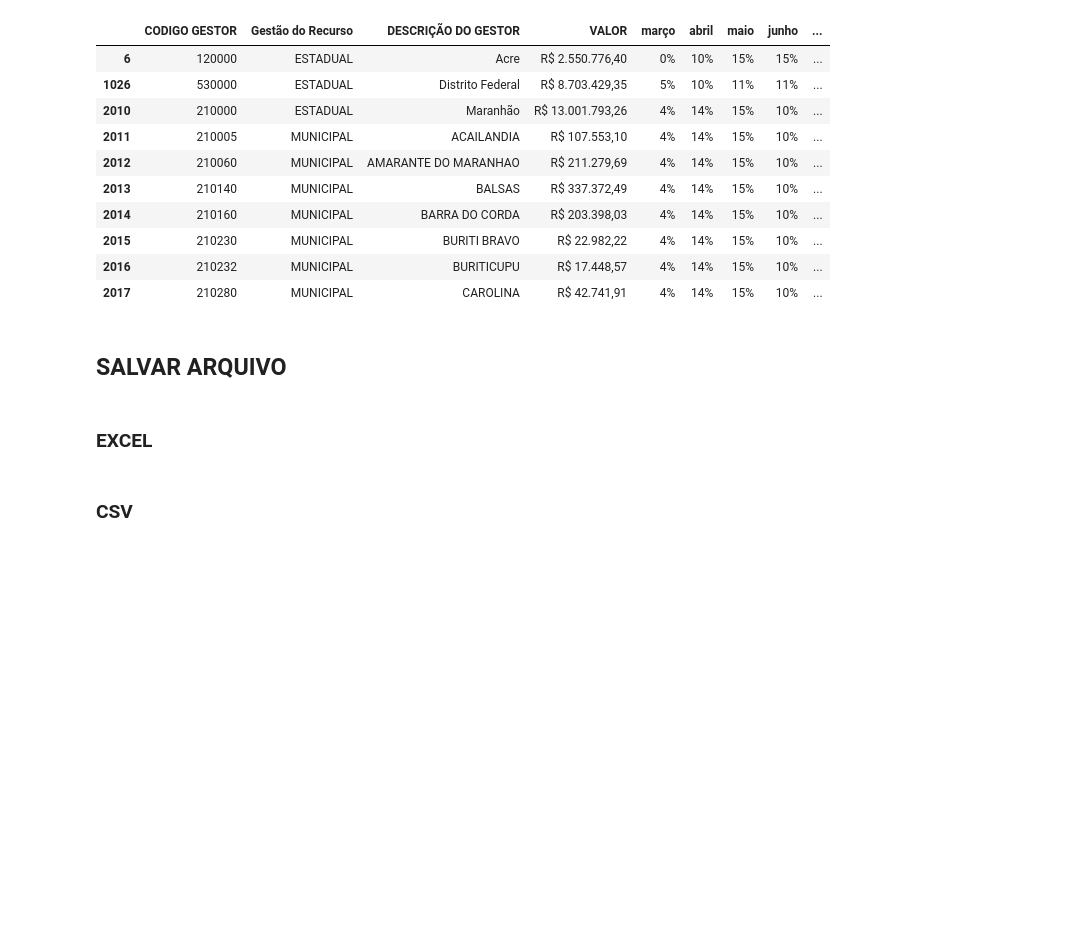
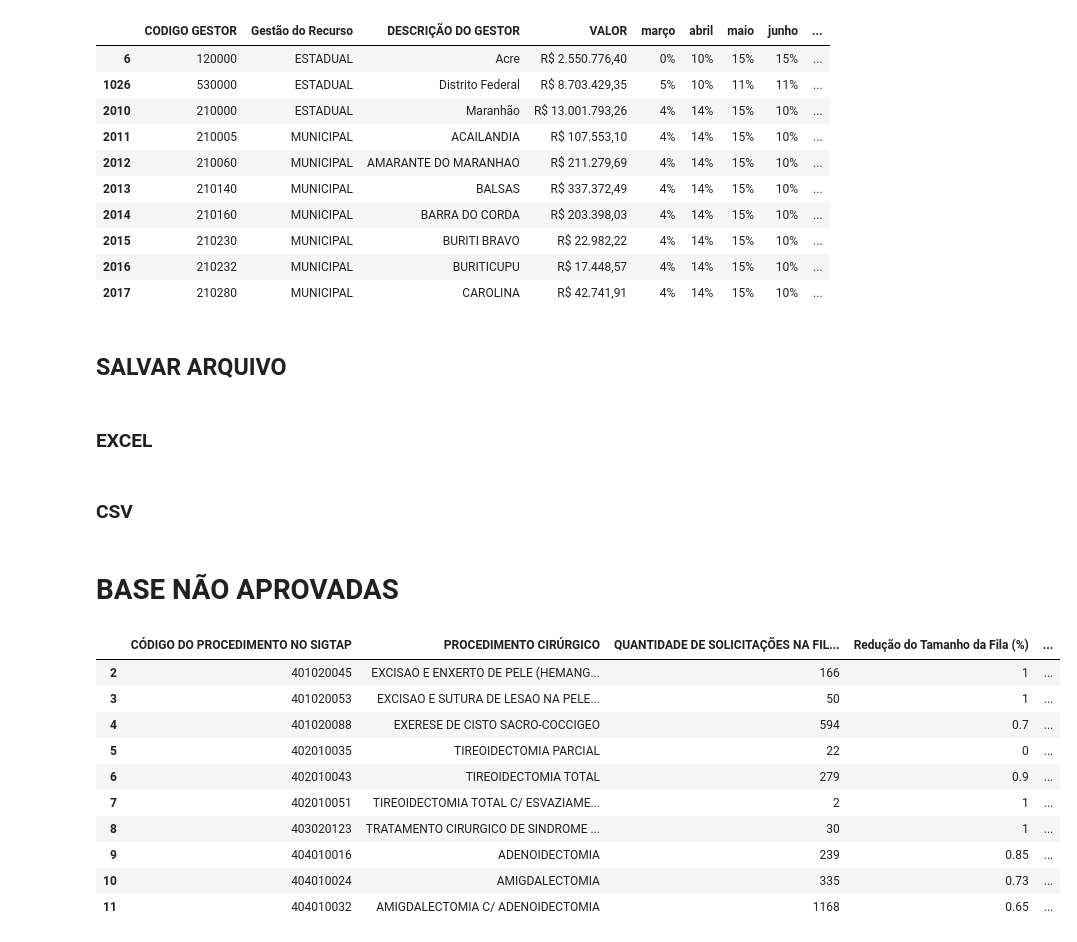
Before and after one commit to otavioaugust1/CONSOLIDACAO_PORTARIA_90, a Jupyter notebook: consolidar.ipynb, the cells around one changed output. Cells and saved outputs as stored; diff of their text form; code cells hidden in the pictures; blank space fills up the shorter version.

```diff
--- a/consolidar.ipynb
+++ b/consolidar.ipynb
@@ -193,0 +200,50 @@ df_planilha_aba3.to_csv('PLANILHA/BASE_G_3.csv', sep=';', encoding='latin-1', in
+# %% [markdown]
+# BASE NÃO APROVADAS
+# %%
+pasta = 'NAO_APROVADO'  # Substitua pelo caminho da sua pasta
+
+arquivos = os.listdir(pasta)  # Lista todos os nomes de arquivos na pasta
+
+dfs_dict = {}
+
+aba1 = 'Ident. Fila na UF'  # Substitua pelo nome da aba que deseja ler
+
+# Loop através de cada nome de arquivo e leitura do Excel para um DataFrame
+for arquivo in arquivos:
+    caminho_arquivo = os.path.join(pasta, arquivo)  # Cria o caminho completo para o arquivo
+    if os.path.isfile(caminho_arquivo) and caminho_arquivo.endswith('.xlsx'):  # Verifica se é um arquivo Excel
+        nome_arquivo_com_extensao = os.path.basename(caminho_arquivo)  # Obtém o nome do arquivo com a extensão
+        nome_arquivo_sem_extensao = os.path.splitext(nome_arquivo_com_extensao)[0]  # Obtém o nome do arquivo sem a extensão
+        df_aba1 = pd.read_excel(caminho_arquivo, sheet_name=aba1)  # Lê a aba 'Ident. Fila na UF' do arquivo Excel
+        df_aba1['UF'] = nome_arquivo_sem_extensao  # Adiciona uma coluna 'Arquivo' com o nome do arquivo sem a extensão
+        df_aba1['STATUS'] = os.path.dirname(caminho_arquivo)  # Adiciona uma coluna 'Pasta' com o nome da pasta onde está o arquivo
+        dfs_dict[nome_arquivo_sem_extensao] = df_aba1  # Adiciona o DataFrame em um dicionário usando o nome do arquivo como chave
+
+# Concatena todos os DataFrames em um único DataFrame
+df_planilha_aba1N = pd.concat(dfs_dict.values(), ignore_index=True)
+# %%
+df_planilha_aba1N.rename(columns={'PLANO ESTADUAL DE REDUÇÃO DE FILAS DE ESPERA EM CIRURGIAS ELETIVAS - FILA DE ESPERA':'CÓDIGO DO PROCEDIMENTO NO SIGTAP','Unnamed: 1':'PROCEDIMENTO CIRÚRGICO',
+                                 'Unnamed: 2':'QUANTIDADE DE SOLICITAÇÕES NA FILA ATÉ DIA 31/12/22', 'Unnamed: 3':'Redução do Tamanho da Fila (%)', 'Unnamed: 4':'Prazo para reduzir o % proposto (em meses)',
+                                 'Unnamed: 5':'Qtde de cirurgias a serem feitas no prazo pactuado', 'Unnamed: 6':'SQ (CODIGO Interno', 'UF':'UF'} , inplace=True)
+                                # Renomeia a coluna 'PLANO ESTADUAL DE REDUÇÃO DE FILAS DE ESPERA EM CIRURGIAS ELETIVAS - FILA DE ESPERA' para 'UF'
+
+df_planilha_aba1N.drop([0,1], inplace=True) # Exclui as linhas 0 e 1
+df_planilha_aba1N.drop('Unnamed: 7', axis=1, inplace=True) # Removendo coluna 'Unnamed: 7'
+df_planilha_aba1N.dropna(subset=['PROCEDIMENTO CIRÚRGICO'], inplace=True) # Exclui as linhas que não possuem valor na coluna 'PROCEDIMENTO CIRÚRGICO'
+df_planilha_aba1N.drop(df_planilha_aba1N[df_planilha_aba1N['PROCEDIMENTO CIRÚRGICO'] == 'TOTAL'].index, inplace=True) # Exclui as linhas que possuem valor 'TOTAL' na coluna 'PROCEDIMENTO CIRÚRGICO'
+df_planilha_aba1N.drop(df_planilha_aba1N[df_planilha_aba1N['PROCEDIMENTO CIRÚRGICO'] == 'PROCEDIMENTO CIRÚRGICO'].index, inplace=True) # Exclui as linhas que possuem valor 'TOTAL' na coluna 'PROCEDIMENTO CIRÚRGICO'
+df_planilha_aba1N['Qtde de cirurgias a serem feitas no prazo pactuado'] = df_planilha_aba1N['Qtde de cirurgias a serem feitas no prazo pactuado'].astype(int) # Converte a coluna 'Qtde de cirurgias a serem feitas no prazo pactuado' para inteiro
+# %%
+df_planilha_aba1N.head(10)
+# %% [output]
+|  | CÓDIGO DO PROCEDIMENTO NO SIGTAP | PROCEDIMENTO CIRÚRGICO | QUANTIDADE DE SOLICITAÇÕES NA FIL... | Redução do Tamanho da Fila (%) | ... |
+| 2 | 401020045 | EXCISAO E ENXERTO DE PELE (HEMANG... | 166 | 1 | ... |
+| 3 | 401020053 | EXCISAO E SUTURA DE LESAO NA PELE... | 50 | 1 | ... |
+| 4 | 401020088 | EXERESE DE CISTO SACRO-COCCIGEO | 594 | 0.7 | ... |
+| 5 | 402010035 | TIREOIDECTOMIA PARCIAL | 22 | 0 | ... |
+| 6 | 402010043 | TIREOIDECTOMIA TOTAL | 279 | 0.9 | ... |
+| 7 | 402010051 | TIREOIDECTOMIA TOTAL C/ ESVAZIAME... | 2 | 1 | ... |
+| 8 | 403020123 | TRATAMENTO CIRURGICO DE SINDROME ... | 30 | 1 | ... |
+| 9 | 404010016 | ADENOIDECTOMIA | 239 | 0.85 | ... |
+| 10 | 404010024 | AMIGDALECTOMIA | 335 | 0.73 | ... |
+| 11 | 404010032 | AMIGDALECTOMIA C/ ADENOIDECTOMIA | 1168 | 0.65 | ... |
```
Also changed, not shown: parts of 26 cells of this notebook, 5 other files.
